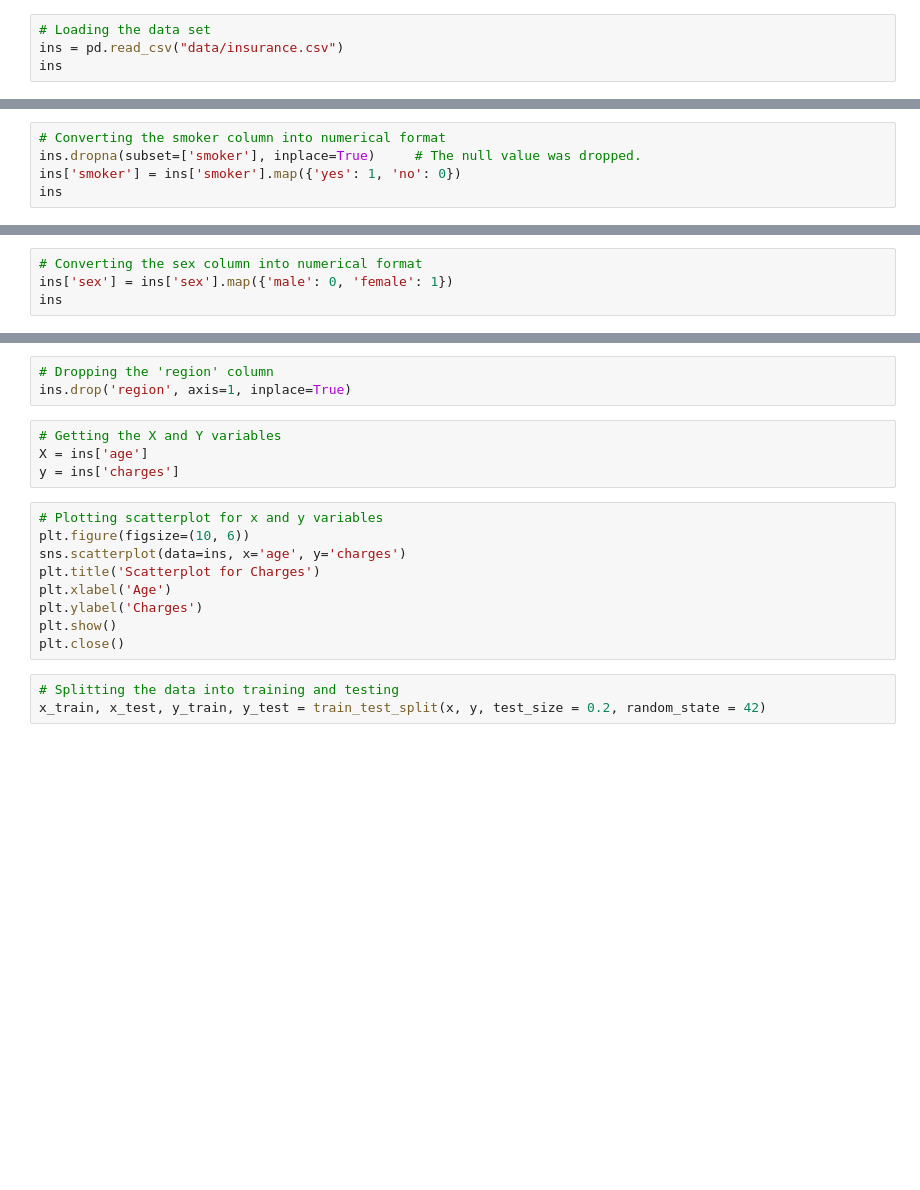
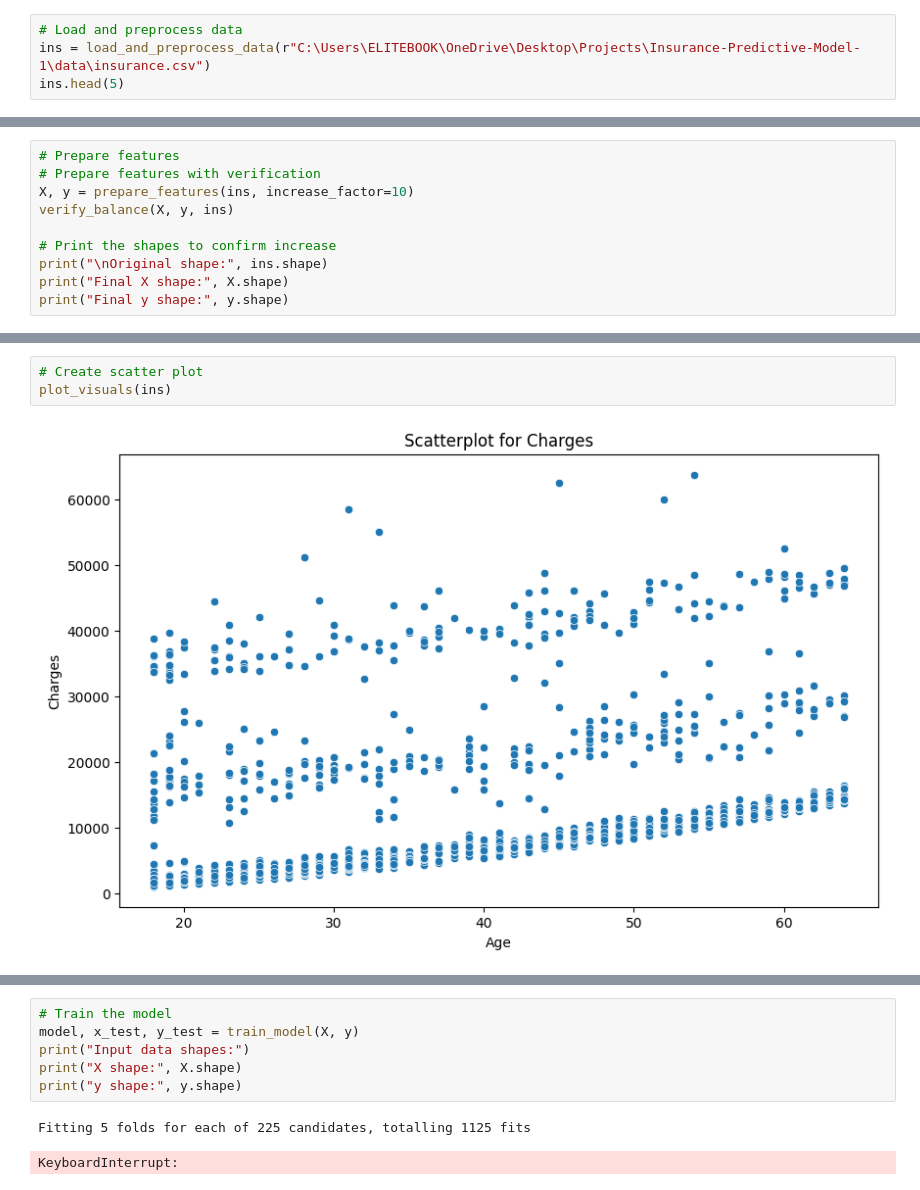
Before and after one commit to ademicho123/Insurance-Predictive-Model, a Jupyter notebook: notebooks/insurance _ regression.ipynb, the cells around one changed output, grey strips where cells are left out. Saved outputs shown, nothing was run; the diff lists cells and outputs as text; blank space fills up the shorter version.

```diff
--- a/notebooks/insurance _ regression.ipynb
+++ b/notebooks/insurance _ regression.ipynb
@@ -10,4 +28,4 @@ import pickle
 # %%
-# Loading the data set
-ins = pd.read_csv("data/insurance.csv")
-ins
+# Load and preprocess data
+ins = load_and_preprocess_data(r"C:\Users\ELITEBOOK\OneDrive\Desktop\Projects\Insurance-Predictive-Model-1\data\insurance.csv")
+ins.head(5)
@@ -14,5 +39,10 @@ ins
 # %%
-# Converting the smoker column into numerical format
-ins.dropna(subset=['smoker'], inplace=True)     # The null value was dropped.
-ins['smoker'] = ins['smoker'].map({'yes': 1, 'no': 0})
-ins
+# Prepare features
+# Prepare features with verification
+X, y = prepare_features(ins, increase_factor=10)
+verify_balance(X, y, ins)
+
+# Print the shapes to confirm increase
+print("\nOriginal shape:", ins.shape)
+print("Final X shape:", X.shape)
+print("Final y shape:", y.shape)
@@ -19,4 +80,5 @@ ins
 # %%
-# Converting the sex column into numerical format
-ins['sex'] = ins['sex'].map({'male': 0, 'female': 1})
-ins
+# Create scatter plot
+plot_visuals(ins)
+# %% [output]
+[figure, added]
@@ -23,20 +87,10 @@ ins
 # %%
-# Dropping the 'region' column
-ins.drop('region', axis=1, inplace=True)
+# Train the model
+model, x_test, y_test = train_model(X, y)
+print("Input data shapes:")
+print("X shape:", X.shape)
+print("y shape:", y.shape)
+# %% [output]
+Fitting 5 folds for each of 225 candidates, totalling 1125 fits
+KeyboardInterrupt:
-# %%
-# Getting the X and Y variables
-X = ins['age']
-y = ins['charges']
-# %%
-# Plotting scatterplot for x and y variables
-plt.figure(figsize=(10, 6))
-sns.scatterplot(data=ins, x='age', y='charges')
-plt.title('Scatterplot for Charges')
-plt.xlabel('Age')
-plt.ylabel('Charges')
-plt.show()
-plt.close()
-# %%
-# Splitting the data into training and testing
-x_train, x_test, y_train, y_test = train_test_split(x, y, test_size = 0.2, random_state = 42)
 # %%
```
Also changed, not shown: parts of 8 cells of this notebook, 3 other files.
